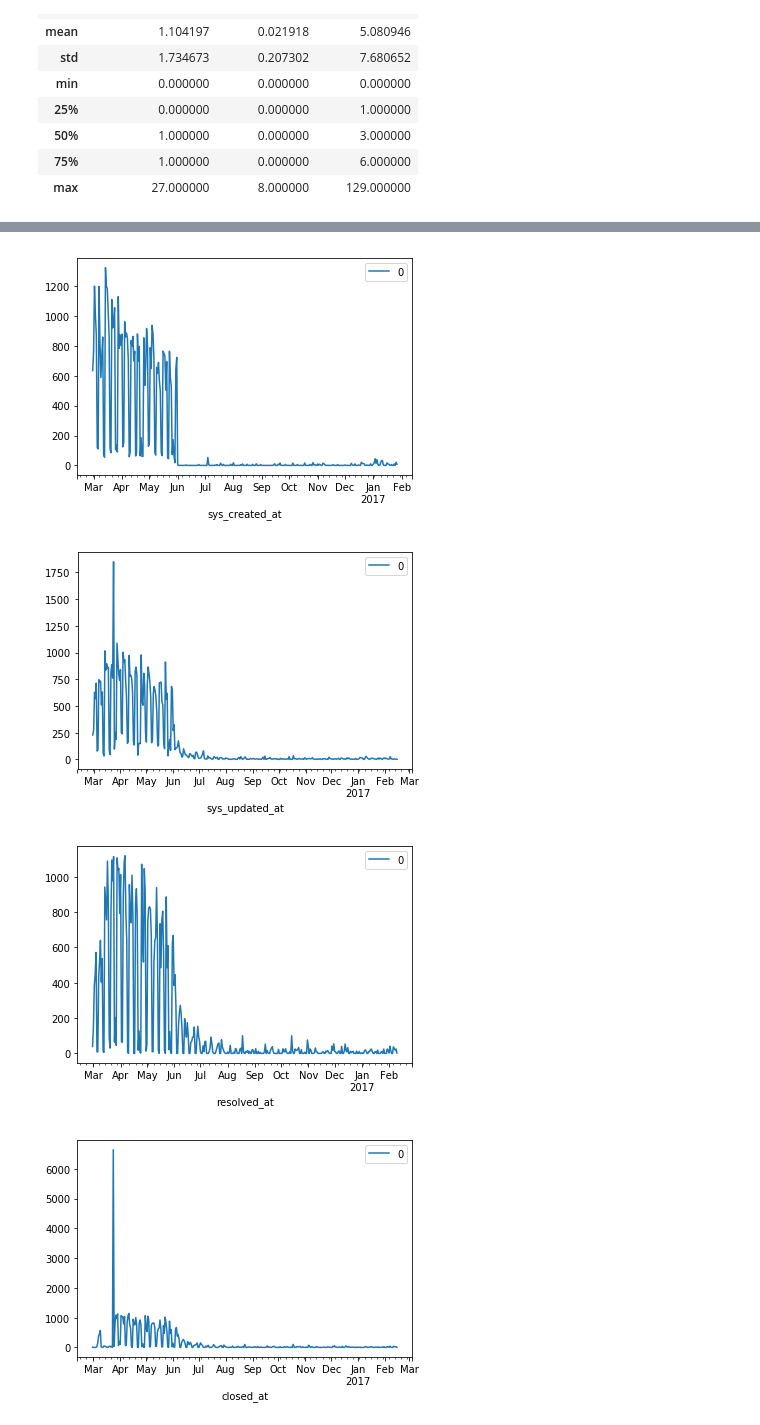
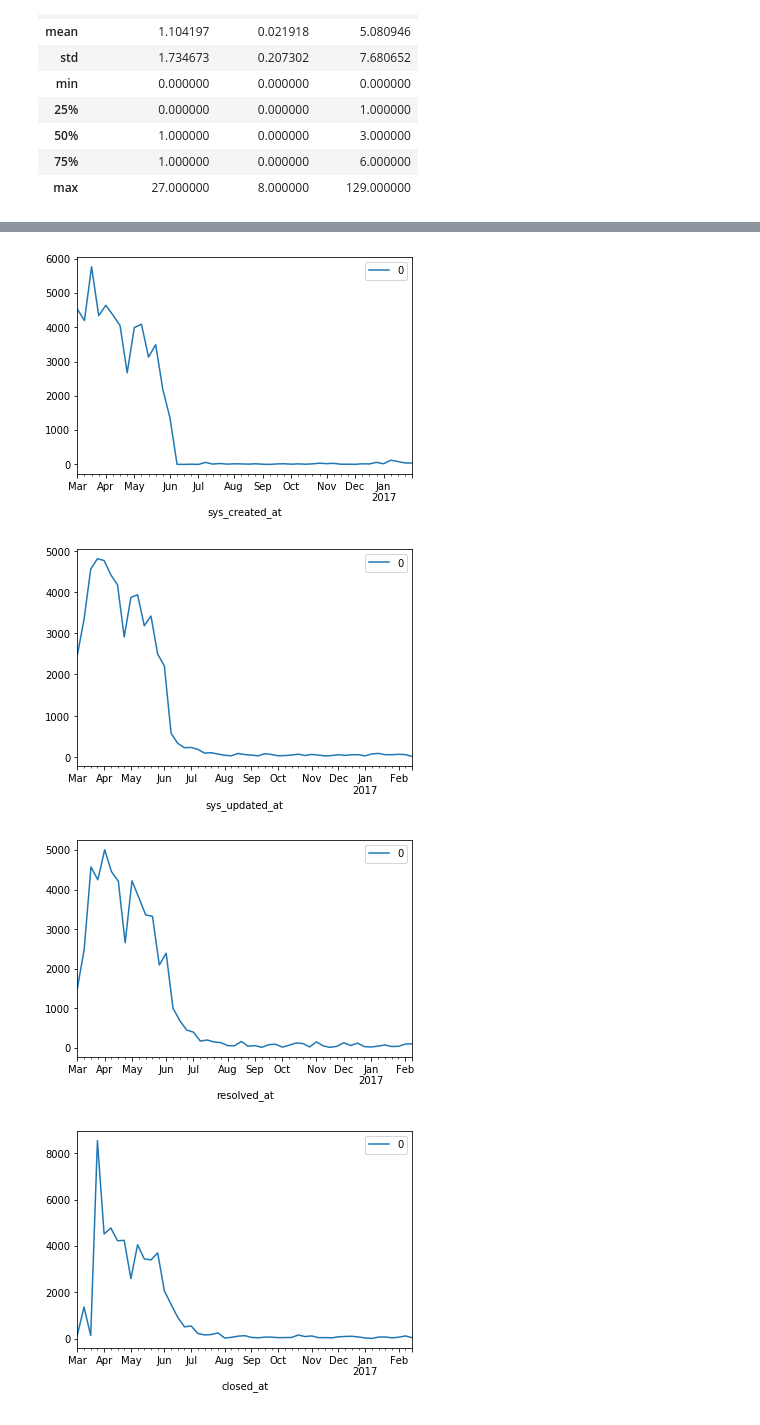
Before and after one commit to chen-assert/MLclass, a Jupyter notebook: project1/pro1.ipynb, the cells around one changed output, grey strips where cells are left out. Saved outputs shown, nothing was run; the diff lists cells and outputs as text; code cells hidden in the pictures.

```diff
--- a/project1/pro1.ipynb
+++ b/project1/pro1.ipynb
@@ -192,7 +192,8 @@ delete_prefix_list=["caller_id","opened_by","sys_created_by","sys_updated_by",
                  "assigned_to","closed_code","resolved_by"]
 c = re.compile(r'(.*?)([0-9]*)($)')
 for mstr in delete_prefix_list:
-    dataset[mstr]=dataset[mstr].apply(lambda x:int(c.match(x).group(2)))
+    pass
+    #dataset[mstr]=dataset[mstr].apply(lambda x:c.match(str(x)).group(2))
 # %%
 dataset.info()
 # %% [output]
@@ -260,7 +261,7 @@ for mstr in draw_polt:
 #draw time series density graph
 for mstr in date_list:
     s=dataset[mstr]
-    s2=pd.Series(s.index.values, index=s ).resample('D').count()
+    s2=pd.Series(s.index.values, index=s ).resample('W').count()
     s3=s2.to_frame()
     s3.plot()
     plt.show()
@@ -305,7 +306,7 @@ dataset.to_csv(path1)
 #time series graph after cleaning
 for mstr in date_list:
     s=dataset[mstr]
-    s2=pd.Series(s.index.values, index=s ).resample('D').count()
+    s2=pd.Series(s.index.values, index=s).resample('W').count()
     s3=s2.to_frame()
     s3.plot()
     plt.show()
@@ -314,4 +315,4 @@ for mstr in date_list:
-[figure, old version]
+[figure, new version]
-[figure, old version]
+[figure, new version]
-[figure, old version]
+[figure, new version]
-[figure, old version]
+[figure, new version]
```
Also changed, not shown: parts of 12 cells of this notebook, 18 other files.
